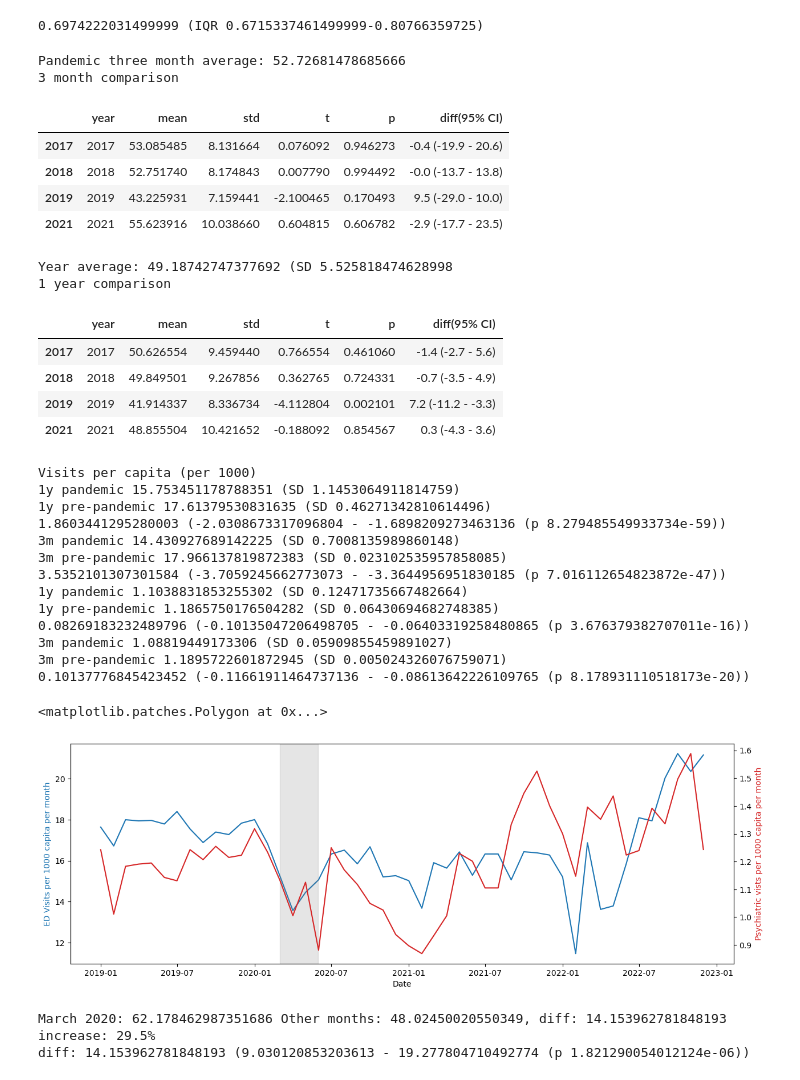
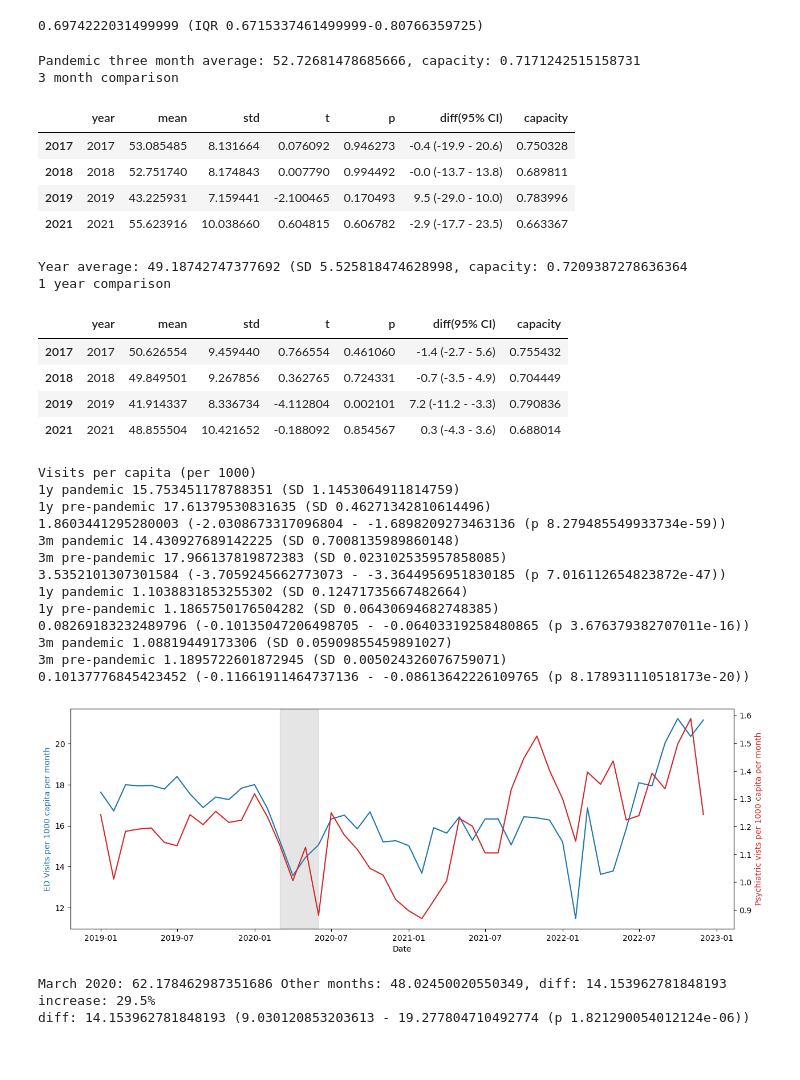
Before and after one commit to OPEN-EM/Telehealth-covid19-sweden, a Jupyter notebook: manuscript.ipynb, the cells around one changed output. Cells and saved outputs as stored; diff of their text form; code cells hidden in the pictures.

```diff
--- a/manuscript.ipynb
+++ b/manuscript.ipynb
@@ -29,7 +29,7 @@ logger.info('Script starts, timestamp for execution: {}'.format(
 path = "."
 
 # Read call data
-calls_df = pd.read_csv(os.path.join(path, 'data', "calls_inera.csv"))
+calls_df = pd.read_csv(os.path.join(path, 'data', "telehealth_calls.csv"))
 
 # Parse dates and clean data
 calls_df['date'] = pd.to_datetime(calls_df['date'])
@@ -37,13 +37,13 @@ calls_df.loc[calls_df['region'] == 'västragötland', 'region'] = 'västragöt
 calls_df.loc[calls_df['region'] == 'sörmland', 'region'] = 'södermanland'
 
 # Read ED visits data
-visits_df = (pd.read_csv(os.path.join(path, 'data', "AkutSomatik.csv"), index_col=0)
+visits_df = (pd.read_csv(os.path.join(path, 'data', "ed_visits.csv"), index_col=0)
              .rename(columns={"Mätperiod": "date", "Värde": "visits", "Enhetsnamn": "region"})
              [['date', 'visits', 'region']]
 )
 visits_df['date'] = pd.to_datetime(visits_df['date'], format="%Y-%m")
 visits_df.set_index('date', inplace=True)
-visits_psych_df = (pd.read_csv(os.path.join(path, 'data', "AkutPsykiatri.csv"), index_col=0)
+visits_psych_df = (pd.read_csv(os.path.join(path, 'data', "ed_psychiatric_visits.csv"), index_col=0)
             .rename(columns={"Mätperiod": "date", "Värde": "visits", "Enhetsnamn": "region"})
              [['date', 'visits', 'region']]
 )
@@ -53,7 +53,7 @@ visits_psych_df['date'] = pd.to_datetime(visits_psych_df['date'], format="%Y-%m"
 visits_psych_df.set_index('date', inplace=True)
 
 # Read population data
-citizen_df = pd.read_csv(os.path.join(path, 'data', "scb_befolkning_formatted.csv"), index_col=0)
+citizen_df = pd.read_csv(os.path.join(path, 'data', "statistics_sweden_population.csv"), index_col=0)
 # %%
 # Mean number of calls per month to 1177
 mean_per_month = calls_df.groupby('date')['calls_total'].sum().mean()
@@ -247,10 +263,13 @@ from scipy.stats import ttest_rel, mannwhitneyu
 calls_df = tmp_df
 
 calls_first_month = calls_df.loc[calls_df['date'] == datetime(2020, 3, 31), 'calls_total'].sum()
-three_month_df = pd.DataFrame(columns=['year', 'mean', 'std', 't', 'p', 'diff(95% CI)'])
+three_month_df = pd.DataFrame(columns=['year', 'mean', 'std', 't', 'p', 'diff(95% CI)', 'capacity'])
 one_year_df = three_month_df.copy()
 comp_month = calls_df.loc[(calls_df['date'] > datetime(2020, 3, 1)) & (calls_df['date'] < datetime(2020, 6, 1)), ['date', 'calls_per_capita']].groupby('date').mean()['calls_per_capita']
+comp_month_cap = calls_df.loc[(calls_df['date'] > datetime(2020, 3, 1)) & (calls_df['date'] < datetime(2020, 6, 1)), ['date', 'calls_answered_ratio_calc']].groupby('date').mean()['calls_answered_ratio_calc']
 comp_year = calls_df.loc[(calls_df['date'] > datetime(2020, 1, 1)) & (calls_df['date'] < datetime(2020, 12, 31)), ['date', 'calls_per_capita']].groupby('date').mean()['calls_per_capita']
+comp_year_cap = calls_df.loc[(calls_df['date'] > datetime(2020, 1, 1)) & (calls_df['date'] < datetime(2020, 12, 31)), ['date', 'calls_answered_ratio_calc']].groupby('date').mean()['calls_answered_ratio_calc']
+
 
 for year in [2017, 2018, 2019, 2020, 2021, 2021]:
     # Month mask
@@ -258,50 +277,52 @@ for year in [2017, 2018, 2019, 2020, 2021, 2021]:
     # Year mask
     year_mask = (calls_df['date'] > datetime(year, 1, 1)) & (calls_df['date'] < datetime(year, 12, 31))
     t, p = None, None
     if year != 2020:
         current_month = calls_df.loc[month_mask, ['date', 'calls_per_capita']].groupby('date').mean()['calls_per_capita']
         res = ttest_rel(current_month, comp_month)
 
         current_year = calls_df.loc[year_mask, ['date', 'calls_per_capita']].groupby('date').mean()['calls_per_capita']
         res_year = ttest_rel(current_year, comp_year)
 
         three_month_df.loc[year] = [
             year,
             calls_df.loc[month_mask, ['calls_per_capita']].mean().values[0],
             calls_df.loc[month_mask, ['calls_per_capita']].std().values[0],
             res.statistic,
             res.pvalue,
-            f"{comp_month.mean() - current_month.mean():.1f} ({res.confidence_interval()[0]:.1f} - {res.confidence_interval()[1]:.1f})"
+            f"{comp_month.mean() - current_month.mean():.1f} ({res.confidence_interval()[0]:.1f} - {res.confidence_interval()[1]:.1f})",
+            calls_df.loc[month_mask, ['calls_answered_ratio_calc']].mean().values[0]
         ]
         one_year_df.loc[year] = [
             year,
             calls_df.loc[year_mask, ['calls_per_capita']].mean().values[0],
             calls_df.loc[year_mask, ['calls_per_capita']].std().values[0],
             res_year.statistic,
             res_year.pvalue,
-            f"{comp_year.mean() - current_year.mean():.1f} ({res_year.confidence_interval()[0]:.1f} - {res_year.confidence_interval()[1]:.1f})"
+            f"{comp_year.mean() - current_year.mean():.1f} ({res_year.confidence_interval()[0]:.1f} - {res_year.confidence_interval()[1]:.1f})",
+            calls_df.loc[year_mask, ['calls_answered_ratio_calc']].mean().values[0]
         ]
-print(f"Pandemic three month average: {comp_month.mean()}")
+print(f"Pandemic three month average: {comp_month.mean()}, capacity: {comp_month_cap.mean()}")
 print(f"3 month comparison")
 display(three_month_df)
-print(f"Year average: {comp_year.mean()} (SD {comp_year.std()}")
+print(f"Year average: {comp_year.mean()} (SD {comp_year.std()}, capacity: {comp_year_cap.mean()}")
 print(f"1 year comparison")
 display(one_year_df)
 # %% [output]
-Pandemic three month average: 52.72681478685666
+Pandemic three month average: 52.72681478685666, capacity: 0.7171242515158731
 3 month comparison
-|  | year | mean | std | t | p | diff(95% CI) |
-| 2017 | 2017 | 53.085485 | 8.131664 | 0.076092 | 0.946273 | -0.4 (-19.9 - 20.6) |
-| 2018 | 2018 | 52.751740 | 8.174843 | 0.007790 | 0.994492 | -0.0 (-13.7 - 13.8) |
-| 2019 | 2019 | 43.225931 | 7.159441 | -2.100465 | 0.170493 | 9.5 (-29.0 - 10.0) |
-| 2021 | 2021 | 55.623916 | 10.038660 | 0.604815 | 0.606782 | -2.9 (-17.7 - 23.5) |
+|  | year | mean | std | t | p | diff(95% CI) | capacity |
+| 2017 | 2017 | 53.085485 | 8.131664 | 0.076092 | 0.946273 | -0.4 (-19.9 - 20.6) | 0.750328 |
+| 2018 | 2018 | 52.751740 | 8.174843 | 0.007790 | 0.994492 | -0.0 (-13.7 - 13.8) | 0.689811 |
+| 2019 | 2019 | 43.225931 | 7.159441 | -2.100465 | 0.170493 | 9.5 (-29.0 - 10.0) | 0.783996 |
+| 2021 | 2021 | 55.623916 | 10.038660 | 0.604815 | 0.606782 | -2.9 (-17.7 - 23.5) | 0.663367 |
-Year average: 49.18742747377692 (SD 5.525818474628998
+Year average: 49.18742747377692 (SD 5.525818474628998, capacity: 0.7209387278636364
 1 year comparison
-|  | year | mean | std | t | p | diff(95% CI) |
-| 2017 | 2017 | 50.626554 | 9.459440 | 0.766554 | 0.461060 | -1.4 (-2.7 - 5.6) |
-| 2018 | 2018 | 49.849501 | 9.267856 | 0.362765 | 0.724331 | -0.7 (-3.5 - 4.9) |
-| 2019 | 2019 | 41.914337 | 8.336734 | -4.112804 | 0.002101 | 7.2 (-11.2 - -3.3) |
-| 2021 | 2021 | 48.855504 | 10.421652 | -0.188092 | 0.854567 | 0.3 (-4.3 - 3.6) |
+|  | year | mean | std | t | p | diff(95% CI) | capacity |
+| 2017 | 2017 | 50.626554 | 9.459440 | 0.766554 | 0.461060 | -1.4 (-2.7 - 5.6) | 0.755432 |
+| 2018 | 2018 | 49.849501 | 9.267856 | 0.362765 | 0.724331 | -0.7 (-3.5 - 4.9) | 0.704449 |
+| 2019 | 2019 | 41.914337 | 8.336734 | -4.112804 | 0.002101 | 7.2 (-11.2 - -3.3) | 0.790836 |
+| 2021 | 2021 | 48.855504 | 10.421652 | -0.188092 | 0.854567 | 0.3 (-4.3 - 3.6) | 0.688014 |
 # %%
 # Number of visits during the first 3 months of the pandemic
 
@@ -365,6 +386,7 @@ ax2 = ax1.twinx()
 ax2.plot(visits_psych_df.groupby('date')['visits_per_citizen'].mean(), label='Visits per 1000 capita per month', color='tab:red')
 ax2.set_ylabel('Psychiatric vists per 1000 capita per month', color='tab:red')
 plt.axvspan(datetime(2020, 3, 1), datetime(2020, 5, 31), alpha=0.2, color='grey')
+plt.savefig(os.path.join(path, 'figures', 'figure_3_visits_per_capita.jpg'), dpi=600)
 # %% [output]
 Visits per capita (per 1000)
 1y pandemic 15.753451178788351 (SD 1.1453064911814759)
@@ -379,7 +401,6 @@ Visits per capita (per 1000)
 3m pandemic 1.08819449173306 (SD 0.05909855459891027)
 3m pre-pandemic 1.1895722601872945 (SD 0.005024326076759071)
 0.10137776845423452 (-0.11661911464737136 - -0.08613642226109765 (p 8.178931110518173e-20))
-<matplotlib.patches.Polygon at 0x...>
 [figure]
 # %%
 from scipy.stats import ttest_ind
```
Also changed, not shown: parts of 6 cells of this notebook, 6 other files.
